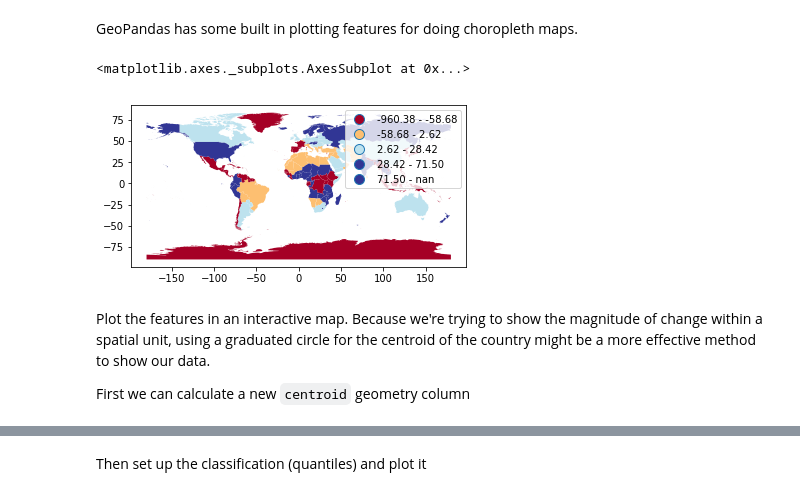
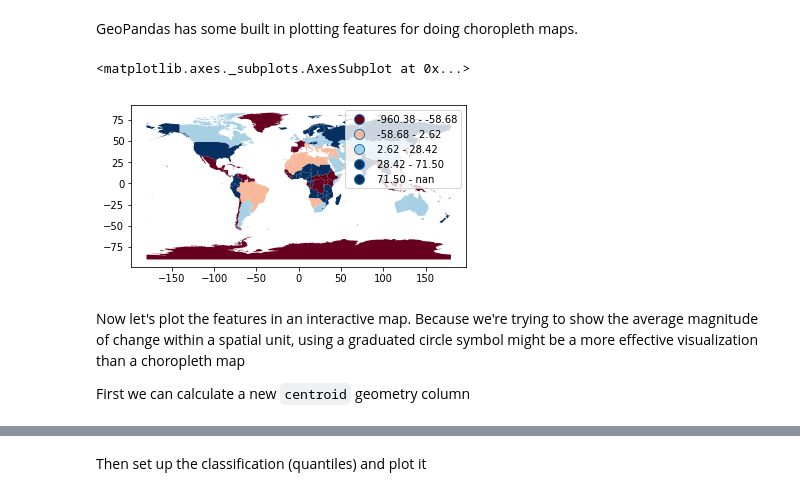
Before and after one commit to perrygeo/notebooks, a Jupyter notebook: Python-Geospatial-Tutorial.ipynb, the cells around one changed output, grey strips where cells are left out. Cells and saved outputs as stored; diff of their text form; code cells hidden in the pictures.

```diff
--- a/Python-Geospatial-Tutorial.ipynb
+++ b/Python-Geospatial-Tutorial.ipynb
@@ -487,11 +473,11 @@ seaborn.jointplot("pr_delta_mean", "CENTER_LAT", data=calc_gdf)
 # %% [markdown]
 GeoPandas has some built in plotting features for doing choropleth maps.
 # %%
-calc_gdf.plot(column='pr_delta_mean', cmap='RdYlBu', scheme='quantiles', legend=True)
+calc_gdf.plot(column='pr_delta_mean', cmap='RdBu', scheme='quantiles', legend=True)
 # %% [output]
 <matplotlib.axes._subplots.AxesSubplot at 0x...>
-[figure, old version]
+[figure, new version]
 # %% [markdown]
-Plot the features in an interactive map. Because we're trying to show the magnitude of change within a spatial unit, using a graduated circle for the centroid of the country might be a more effective method to show our data.
+Now let's plot the features in an interactive map. Because we're trying to show the average magnitude of change within a spatial unit, using a graduated circle symbol might be a more effective visualization than a choropleth map
 
 First we can calculate a new `centroid` geometry column
```
Also changed, not shown: parts of 18 cells of this notebook.
